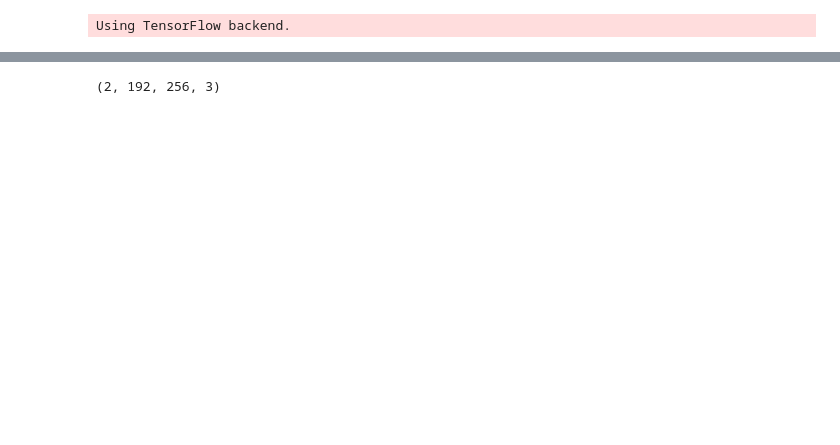
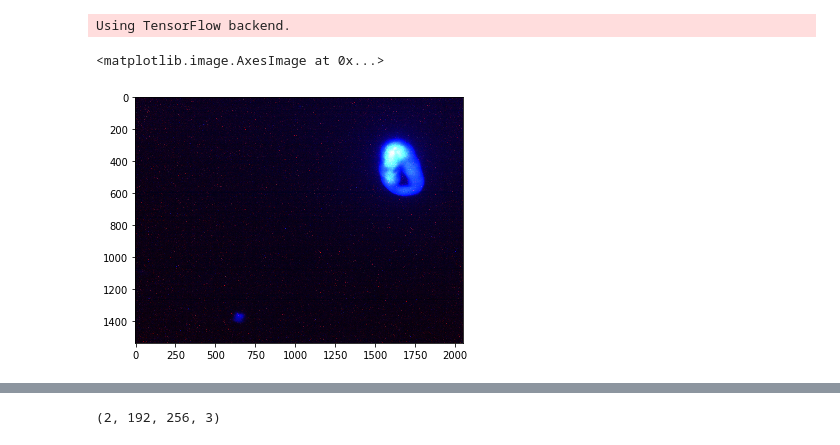
Before and after one commit to ArthurTlprt/citas, a Jupyter notebook: models/Inception-v3/external_preprocessing.ipynb, the cells around one changed output, grey strips where cells are left out. Cells and saved outputs as stored; diff of their text form; code cells hidden in the pictures; blank space fills up the shorter version.

```diff
--- a/models/Inception-v3/external_preprocessing.ipynb
+++ b/models/Inception-v3/external_preprocessing.ipynb
@@ -9,2 +10,8 @@ from skimage.transform import resize
 # %% [output]
 Using TensorFlow backend.
+# %%
+ori = imread('../../dataset/dataset_3/fluorescent/tr4/1/B1S1R05 030.jpg')
+imshow(im)
+# %% [output]
+<matplotlib.image.AxesImage at 0x...>
+[figure, added]
```
Also changed, not shown: parts of 3 cells of this notebook, 3 other files.
